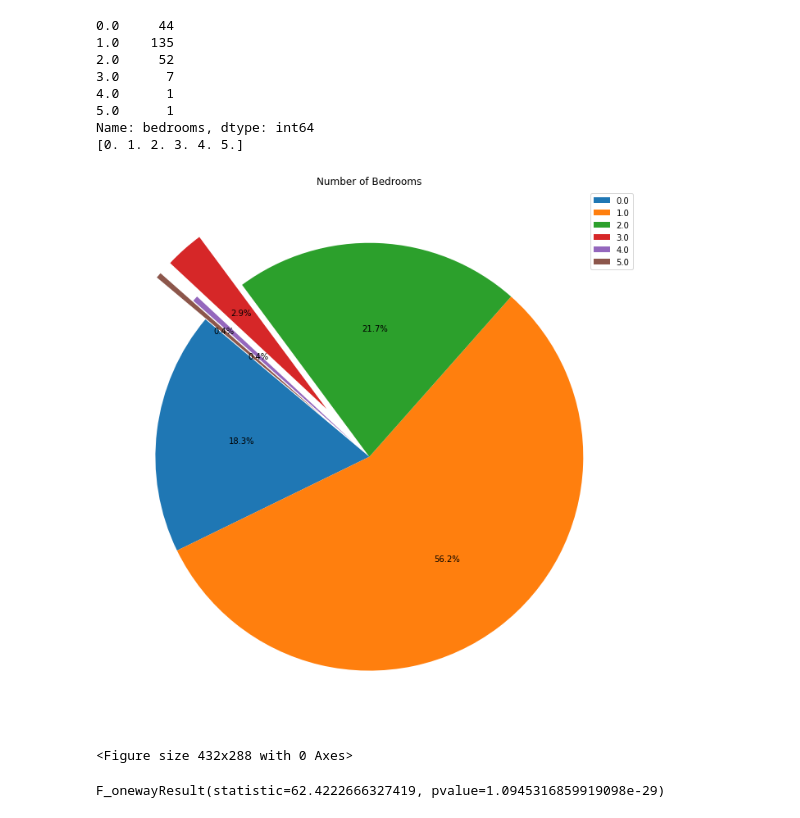
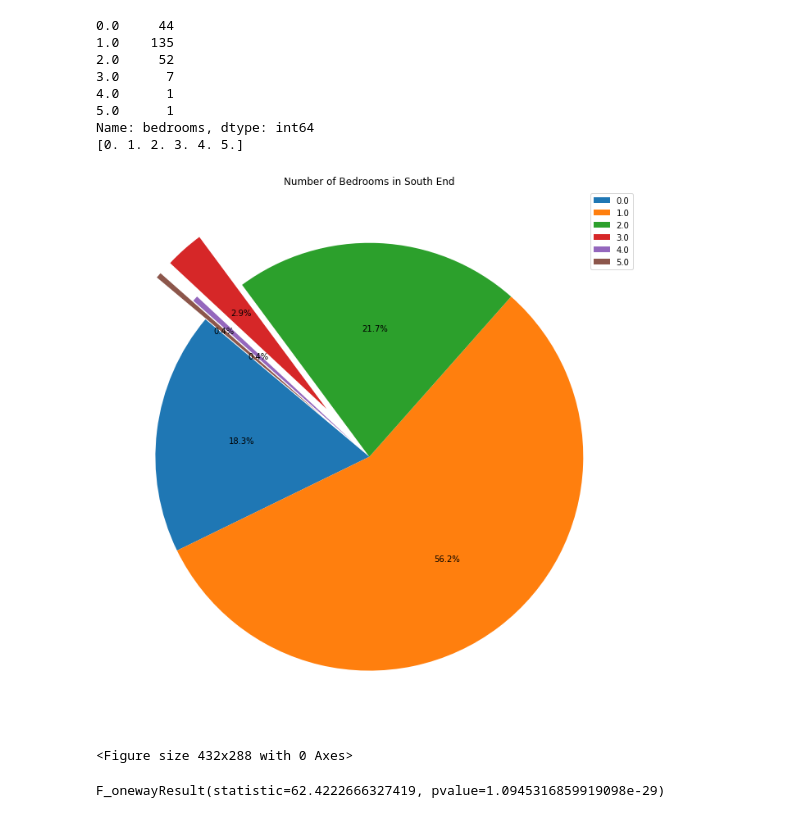
Before and after one commit to jnfost/Boston-Airbnb-EDA, a Jupyter notebook: project_restart2-Bedinfo.ipynb, the cells around one changed output. Drawn from its saved outputs; the diff is of its cells as text; code cells hidden in the pictures.

```diff
--- a/project_restart2-Bedinfo.ipynb
+++ b/project_restart2-Bedinfo.ipynb
@@ -319,14 +305,14 @@ Name: bedrooms, dtype: int64
 # %%
 explode = (0,0,0,0.3,0.1,0.3)
 labels = room_index_sort
-room_pie = room_count.plot.pie(y=room_count, figsize=(12,12), explode = explode, startangle=140, autopct="%1.1f%%", labeldistance = None, title = "Number of Bedrooms")
+room_pie = room_count.plot.pie(y=room_count, figsize=(12,12), explode = explode, startangle=140, autopct="%1.1f%%", labeldistance = None, title = "Number of Bedrooms in South End")
 plt.xlabel("")
 plt.ylabel("")
 plt.legend(labels, loc = "upper right")
 plt.show()
 plt.savefig("./Images/BedroomsPie.png")
 # %% [output]
-[figure, old version]
+[figure, new version]
 <Figure size 432x288 with 0 Axes>
 # %%
 south_end_price = south_end_clean[['bedrooms', 'price']]
```
Also changed, not shown: parts of 10 cells of this notebook, 6 other files.
